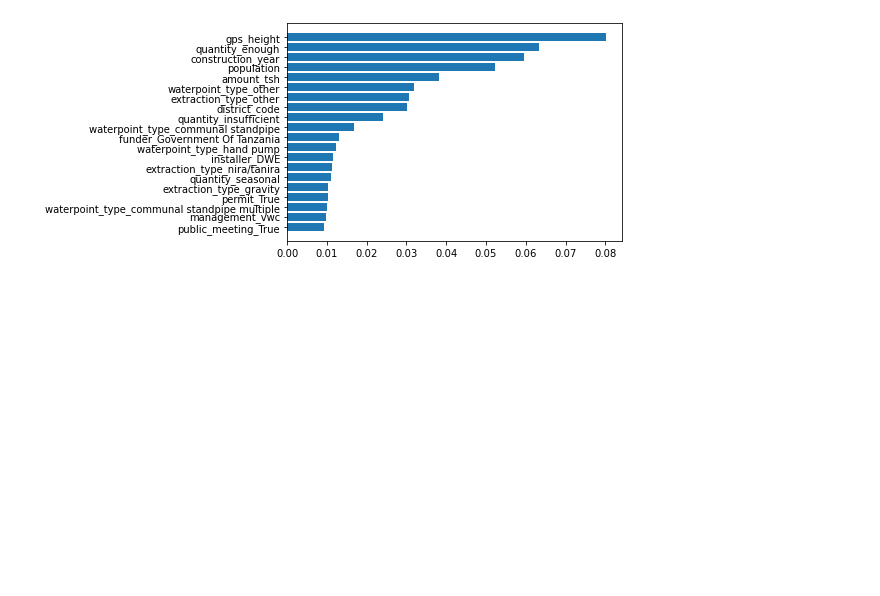
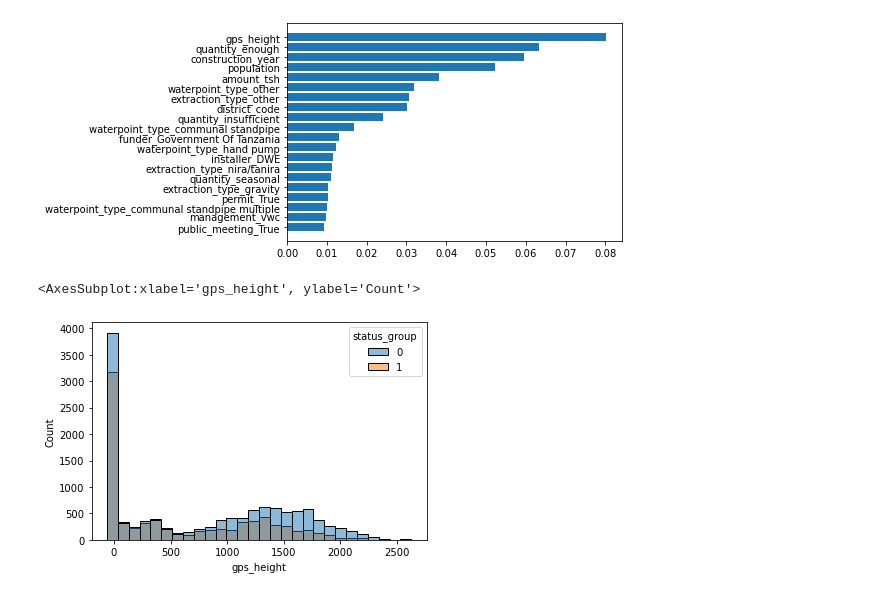
Before and after one commit to criolloprimero/Tanzanian-water-point-classification, a Jupyter notebook: water point classification .ipynb, the cells around one changed output. Saved outputs shown, nothing was run; the diff lists cells and outputs as text; code cells hidden in the pictures; blank space fills up the shorter version.

```diff
--- a/water point classification .ipynb
+++ b/water point classification .ipynb
@@ -626,3 +531,8 @@ plt.barh(scaled_data_train.columns[wat][-20:], last_random.feature_importances_[
 # %% [output]
 <BarContainer object of 20 artists>
 [figure]
+# %%
+sns.histplot(data=dummy_data,x='gps_height',hue='status_group')
+# %% [output]
+<AxesSubplot:xlabel='gps_height', ylabel='Count'>
+[figure, added]
```
Also changed, not shown: parts of 17 cells of this notebook, 5 other files.
